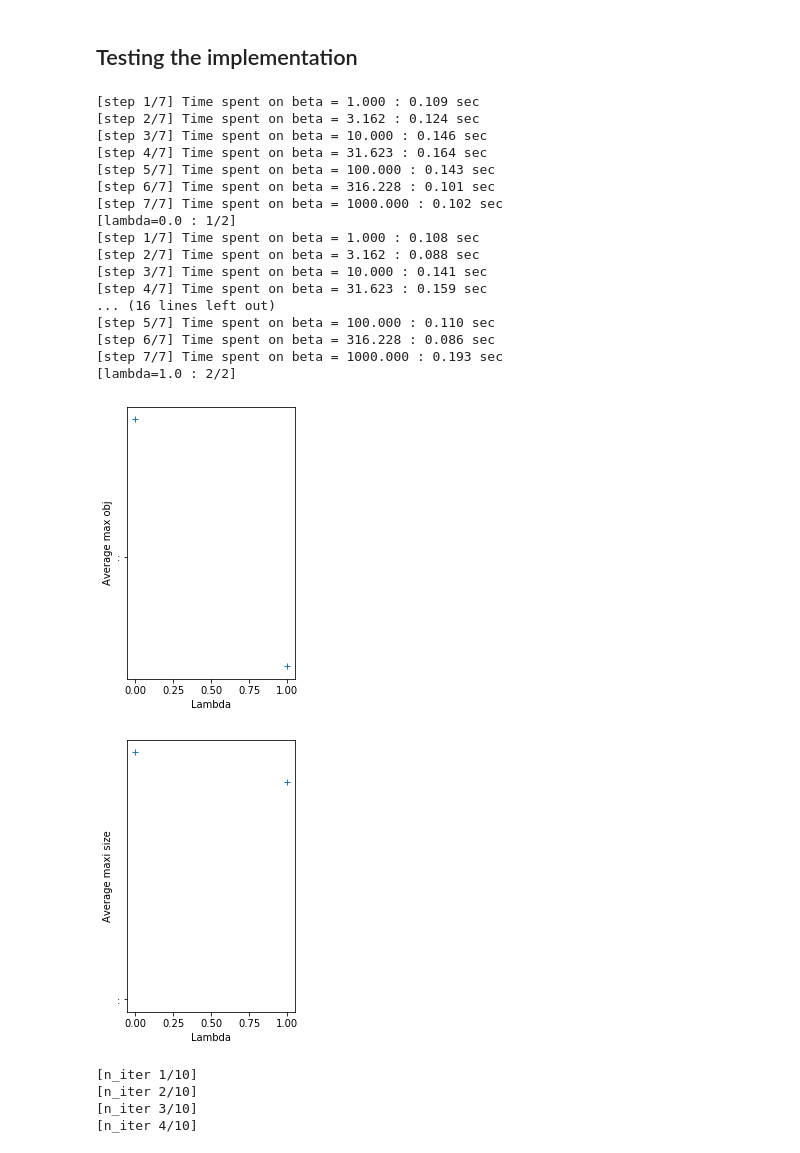
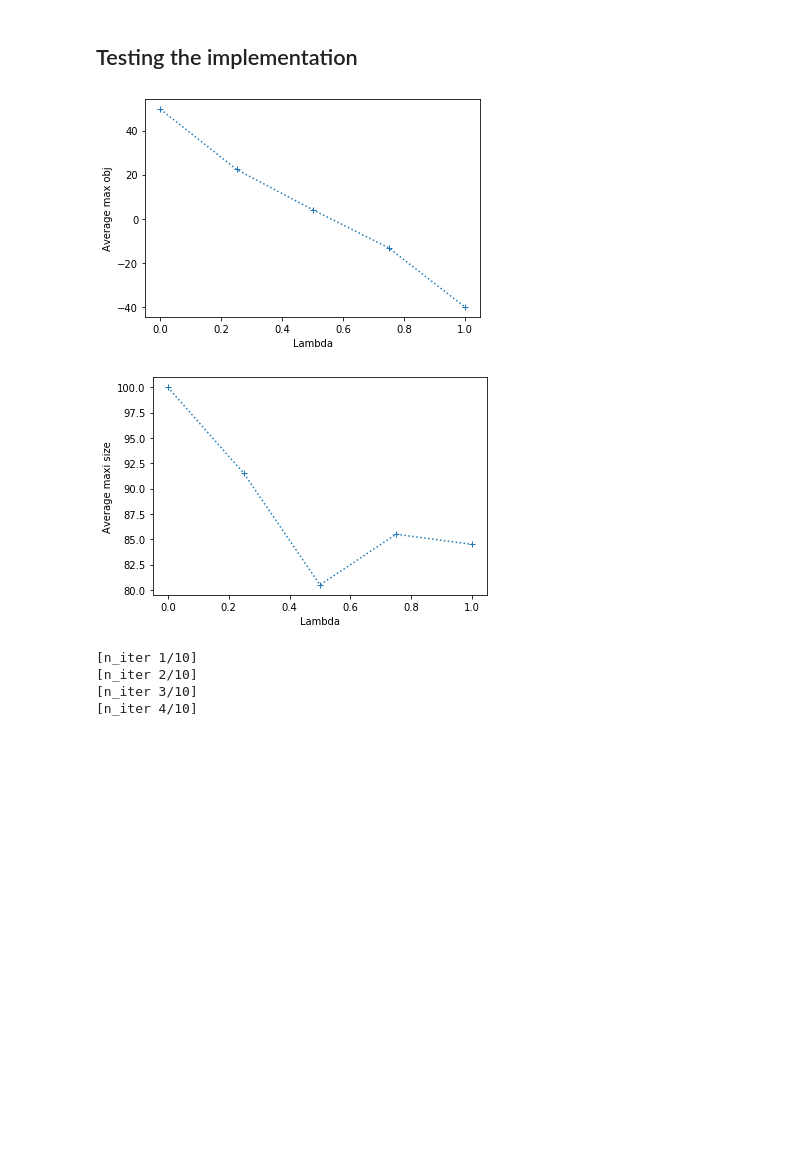
Before and after one commit to riccardocadei/Metropolis-Hastings-for-optimization, a Jupyter notebook: NewMain_anita.ipynb, the cells around one changed output. Saved outputs shown, nothing was run; the diff lists cells and outputs as text; code cells hidden in the pictures; blank space fills up the shorter version.

```diff
--- a/NewMain_anita.ipynb
+++ b/NewMain_anita.ipynb
@@ -30,30 +30,13 @@ def testing_metropolis(data, betas, lambda_, n_iter):
 # %%
 G = G1
 lambdas = np.linspace(0, 1, 5)
 betas = np.logspace(0, 3, 7)
-n_iter = 100
+n_iter = 1000
 nb_instances = 2
-plot_avg_lambda(G, lambdas, betas, n_iter, nb_instances, verbose=True)
+plot_avg_lambda(G, lambdas, betas, n_iter, nb_instances, verbose=False)
 # %% [output]
-[step 1/7] Time spent on beta = 1.000 : 0.109 sec
-[step 2/7] Time spent on beta = 3.162 : 0.124 sec
-[step 3/7] Time spent on beta = 10.000 : 0.146 sec
-[step 4/7] Time spent on beta = 31.623 : 0.164 sec
-[step 5/7] Time spent on beta = 100.000 : 0.143 sec
-[step 6/7] Time spent on beta = 316.228 : 0.101 sec
-[step 7/7] Time spent on beta = 1000.000 : 0.102 sec
-[lambda=0.0 : 1/2]
-[step 1/7] Time spent on beta = 1.000 : 0.108 sec
-[step 2/7] Time spent on beta = 3.162 : 0.088 sec
-[step 3/7] Time spent on beta = 10.000 : 0.141 sec
-[step 4/7] Time spent on beta = 31.623 : 0.159 sec
-... (16 lines left out)
-[step 5/7] Time spent on beta = 100.000 : 0.110 sec
-[step 6/7] Time spent on beta = 316.228 : 0.086 sec
-[step 7/7] Time spent on beta = 1000.000 : 0.193 sec
-[lambda=1.0 : 2/2]
-[figure, old version]
+[figure, new version]
-[figure, old version]
+[figure, new version]
 # %%
 def evol_n_iter():
     G = G1
```
Also changed, not shown: parts of 1 cell of this notebook, 2 other files.
